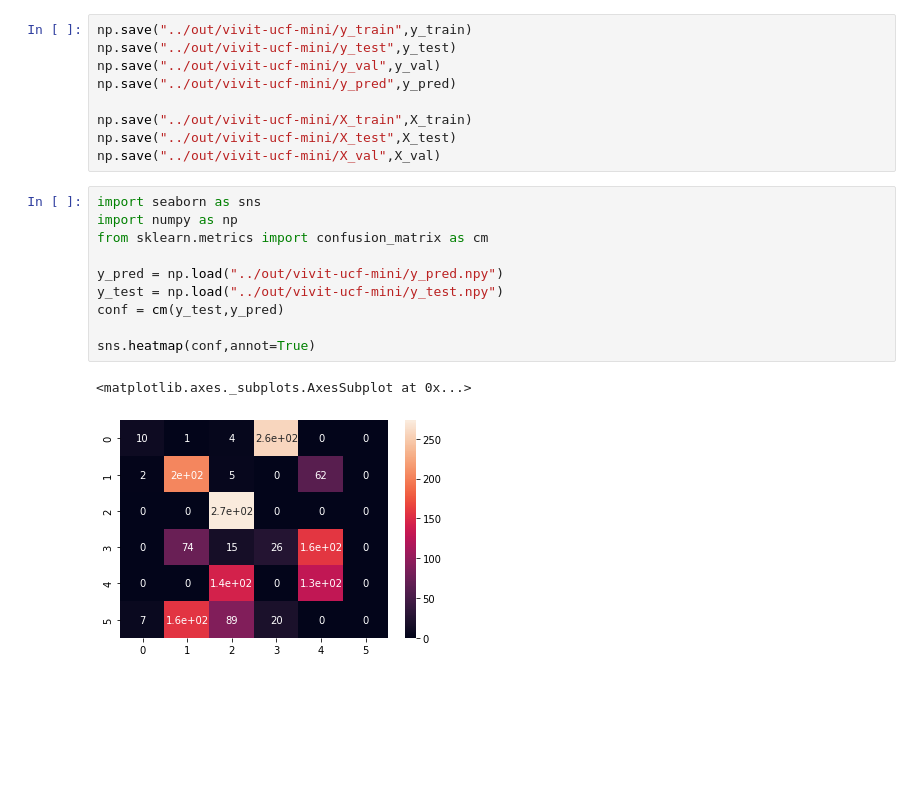
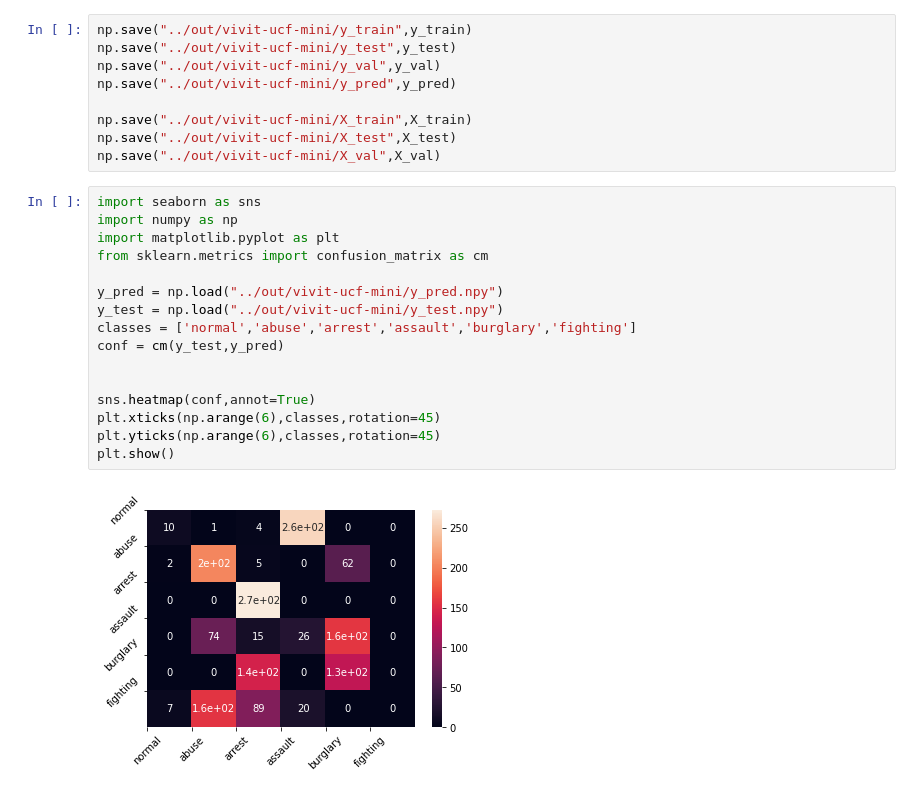
Before and after one commit to moharamfatema/graduation-project, a Jupyter notebook: vivit-mini-ucf.ipynb, the cells around one changed output. Drawn from its saved outputs; the diff is of its cells as text; blank space fills up the shorter version.

```diff
--- a/vivit-mini-ucf.ipynb
+++ b/vivit-mini-ucf.ipynb
@@ -743,13 +743,18 @@ np.save("../out/vivit-ucf-mini/X_val",X_val)
 # %%
 import seaborn as sns
 import numpy as np
+import matplotlib.pyplot as plt
 from sklearn.metrics import confusion_matrix as cm
 
 y_pred = np.load("../out/vivit-ucf-mini/y_pred.npy")
 y_test = np.load("../out/vivit-ucf-mini/y_test.npy")
+classes = ['normal','abuse','arrest','assault','burglary','fighting']
 conf = cm(y_test,y_pred)
 
+
 sns.heatmap(conf,annot=True)
+plt.xticks(np.arange(6),classes,rotation=45)
+plt.yticks(np.arange(6),classes,rotation=45)
+plt.show()
 # %% [output]
-<matplotlib.axes._subplots.AxesSubplot at 0x...>
-[figure, old version]
+[figure, new version]
```
